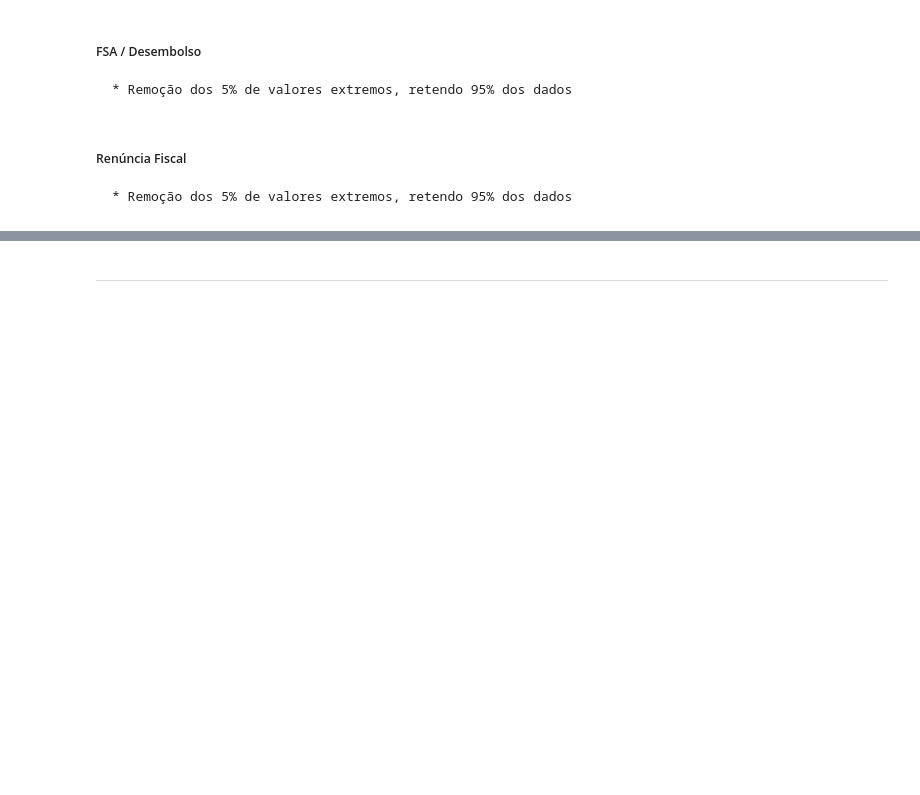
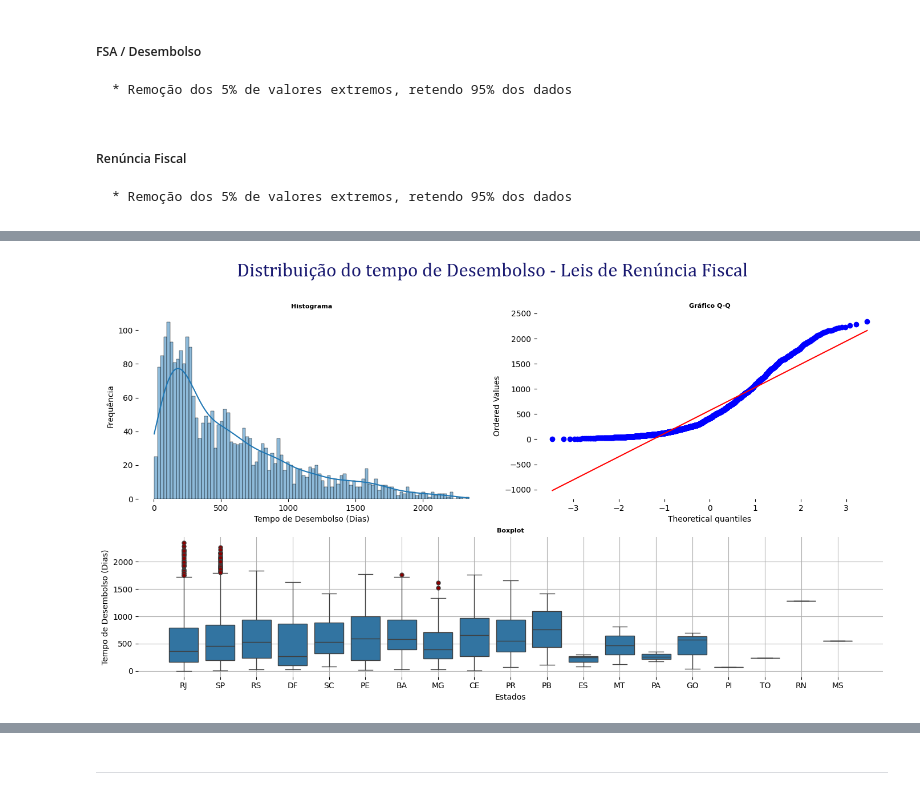
Before and after one commit to fonsecadados/AgenciaNacionalDoCinema_ANCINE, a Jupyter notebook: ANCINE_DesafiosEOportunidades.ipynb, the cells around one changed output, grey strips where cells are left out. Drawn from its saved outputs; the diff is of its cells as text; code cells hidden in the pictures; blank space fills up the shorter version.

```diff
--- a/ANCINE_DesafiosEOportunidades.ipynb
+++ b/ANCINE_DesafiosEOportunidades.ipynb
@@ -1352,3 +1352,15 @@ fsa_ml_padrao = fsa_ml_padrao_outlier.copy()
 # %% [markdown]
 ##### Renúncia Fiscal
     * Remoção dos 5% de valores extremos, retendo 95% dos dados
+# %%
+# Lista de UF's
+ufs = re_fiscal_ml['UF'].unique()
+
+# Iterando sobre cada UF na lista
+for uf in ufs:
+    # Filtrando os dados para a UF atual
+    query_uf = re_fiscal_ml.query('UF == @uf')
+
+    # Calculando o percentil de 95% para a coluna 'TEMPO_DESEMBOLSO'
+    percentil_95 = np.percentile(query_uf['TEMPO_DESEMBOLSO'], 99)
+    re_fiscal_ml = re_fiscal_ml[~((re_fiscal_ml['UF'] == uf) & (re_fiscal_ml['TEMPO_DESEMBOLSO'] > percentil_95))]
@@ -1354,0 +1369,67 @@ fsa_ml_padrao = fsa_ml_padrao_outlier.copy()
+# %%
+# Plot com 3 plots = boxplot, histogram e gráfico q-q
+
+# Criar a figura
+plt.figure(figsize=(14, 8))
+gs = gridspec.GridSpec(2, 2, height_ratios=[4, 3], width_ratios=[2, 2])
+# Plotar mapa dos estados sem SP e RJ
+ax1 = plt.subplot(gs[0,0])
+sns.histplot(re_fiscal_ml['TEMPO_DESEMBOLSO'], bins=100, kde=True)
+ax1.set_title('Histograma', fontweight='bold', fontsize=8)
+ax1.set_xlabel('Tempo de Desembolso (Dias)')
+ax1.set_ylabel('Frequência')
+ax1.spines['top'].set_visible(False)
+ax1.spines['right'].set_visible(False)
+ax1.spines['left'].set_visible(False)
+ax1.spines['bottom'].set_visible(False)
+
+quantile_95 = np.percentile(re_fiscal_ml['TEMPO_DESEMBOLSO'], 95)
+# ax1.axvline(x=quantile_95, color='red', linestyle='--', linewidth=1, label='Quantil de 95%')
+
+##########
+
+# Plotar mapa dos estados com SP e RJ
+
+
+ax2 = plt.subplot(gs[0,1])
+stats.probplot(re_fiscal_ml['TEMPO_DESEMBOLSO'], dist="norm", plot=plt)
+ax2.set_title('Gráfico Q-Q', fontweight='bold', fontsize=8)
+ax2.spines['top'].set_visible(False)
+ax2.spines['right'].set_visible(False)
+ax2.spines['left'].set_visible(False)
+ax2.spines['bottom'].set_visible(False)
+
+#############
+
+# Plotar gráfico de barras
+flierprops = dict(marker='o', color='darkblue', markerfacecolor='darkred', markersize=5)
+
+
+ax3 = plt.subplot(gs[1, :])
+sns.boxplot(x='UF', y='TEMPO_DESEMBOLSO', data=re_fiscal_ml, ax=ax3, flierprops=flierprops)
+# for p in ax3.patches:
+#     ax3.annotate(
+#                    ha='center', va='center',
+#                    xytext=(0, 8),
+#                    textcoords='offset points',
+#                    fontsize=9, fontweight='bold')
+ax3.set_title('Boxplot', fontweight='bold', fontsize=8)
+ax3.set_xlabel('Estados')
+ax3.set_ylabel('Tempo de Desembolso (Dias)')
+ax3.margins(0.045)
+plt.tight_layout()
+ax3.grid(True)
+ax3.spines['top'].set_visible(False)
+ax3.spines['right'].set_visible(False)
+ax3.spines['left'].set_visible(False)
+ax3.spines['bottom'].set_visible(False)
+
+##############
+
+fontprops = {'color': 'midnightblue', 'weight': 'bold', 'style': 'normal', 'family' : 'Cambria'}
+
+plt.suptitle('Distribuição do tempo de Desembolso - Leis de Renúncia Fiscal', fontdict=fontprops, fontsize=24)
+plt.subplots_adjust(top=0.87)
+plt.show()
+# %% [output]
+[figure, added]
```
Also changed, not shown: parts of 16 cells of this notebook.
